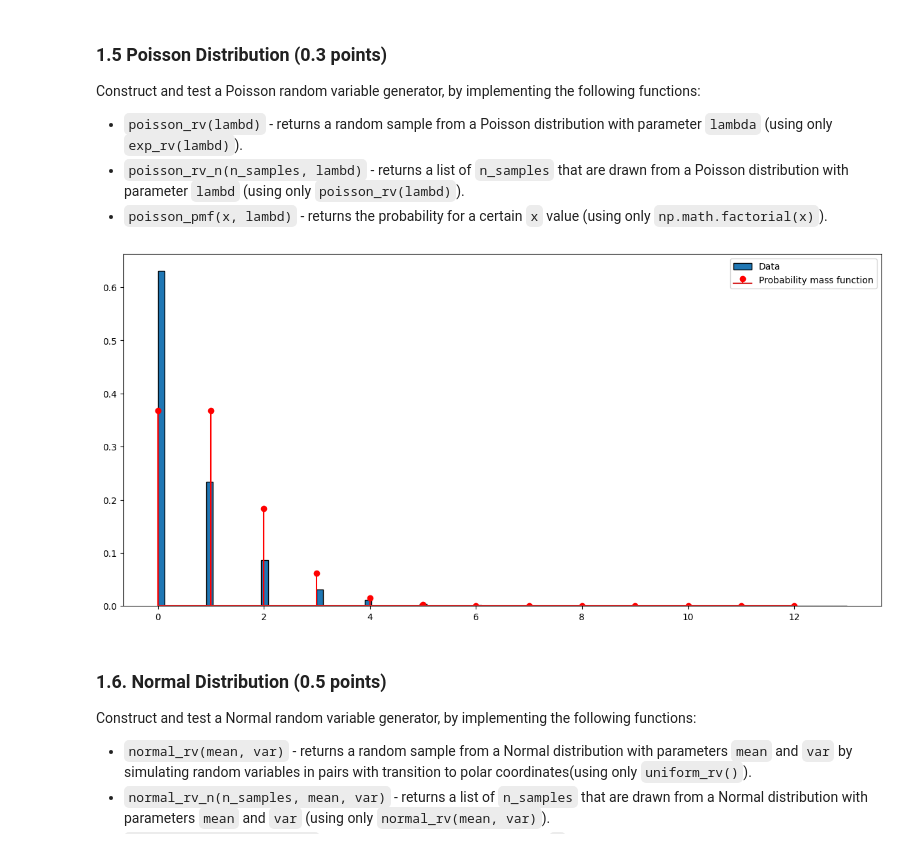
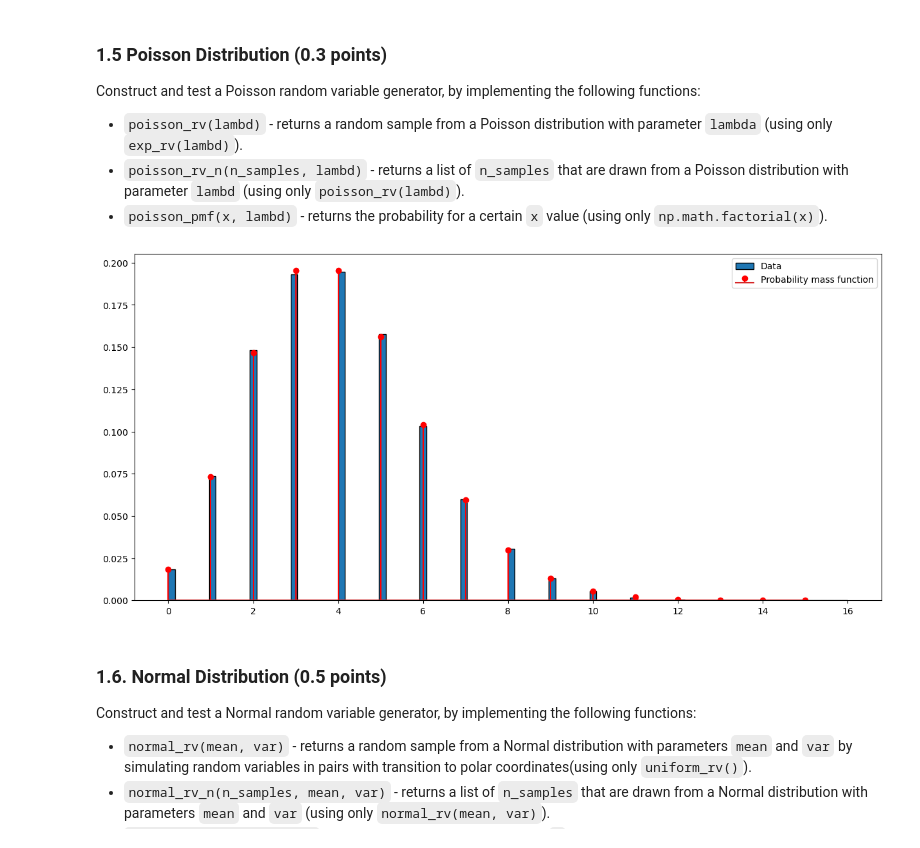
Before and after one commit to Anananas42/NP-hard-assignment2, a Jupyter notebook: Assignment3-Students.ipynb, the cells around one changed output. Cells and saved outputs as stored; diff of their text form; code cells hidden in the pictures.

```diff
--- a/Assignment3-Students.ipynb
+++ b/Assignment3-Students.ipynb
@@ -403,7 +403,7 @@ def exp_pdf(x, lambd):
         return lambd * np.exp(-lambd * x)
 
 # Run Experiment
-lambd = 0.7
+lambd = 1
 n_samples = 10000
 samples = exp_rv_n(n_samples, lambd) # Generate exponentially-distributed random variables
 n_bins = 50
@@ -417,7 +417,7 @@ bin_centers = (np.diff(bin_edges) / 2 + bin_edges[:-1])
 ax.bar(bin_centers, hist, width = np.diff(bin_centers)[0], edgecolor = 'black', label = "Data")
 
 # Plotting the actual probability density function
-xx = np.linspace(0, 10, 10000)
+xx = np.linspace(0, max(samples), 10000)
 yy = [exp_pdf(x, lambd) for x in xx]
 ax.plot(xx, yy, color = "r", label = "Probability density function$ ")
 ax.legend()
@@ -443,7 +443,15 @@ def poisson_rv(lambd):
     - int: the random variable.
     """
     # YOUR CODE HERE
-    return int(np.floor(exp_rv(lambd)))
+    def count_occurences_until_one_second(lambd):
+        count = 0
+        time = 0
+        while True:
+            time += exp_rv(lambd)
+            if time >= 1:
+                return count
+            count += 1
+    return int(np.floor(count_occurences_until_one_second(lambd)))
 
 def poisson_rv_n(n_samples, lambd):
     """
@@ -470,35 +478,35 @@ def poisson_pmf(x, lambd):
 
     Returns:
     - float: The PMF value for the given parameters.
     """
     # YOUR CODE HERE
     if x < 0:
         return 0
     else:
         return (lambd ** x) * np.exp(-lambd) / np.math.factorial(x)
 
 # Run Experiment
 n_samples = 100000
-lambd = 1
+lambd = 4
 samples = poisson_rv_n(n_samples, lambd) # Generate Poisson-distributed random variables
 n_bins = 100
 
 # Generate histogram data
 hist, bin_edges = custom_histogram(samples, n_bins, density = False) # without density scaling
 
 # Plotting the histogram as a probability distribution
 fig, ax = plt.subplots(1, 1, figsize = (15, 7))
 bin_centers = (np.diff(bin_edges) / 2 + bin_edges[:-1])
 ax.bar(bin_centers, np.array(hist) / n_samples, width = np.diff(bin_centers)[5], edgecolor = 'black', label = "Data")
 
 # Plotting the actual probability density function
 xx = np.arange(min(samples), max(samples))
 yy = [poisson_pmf(x, lambd) for x in xx]
 ax.stem(xx, yy, "r", label = "Probability mass function")
 ax.legend()
 plt.show()
 # %% [output]
-[figure, old version]
+[figure, new version]
 # %% [markdown]
 ###  1.6. Normal Distribution (0.5 points)
 
```
Also changed, not shown: parts of 4 cells of this notebook.
